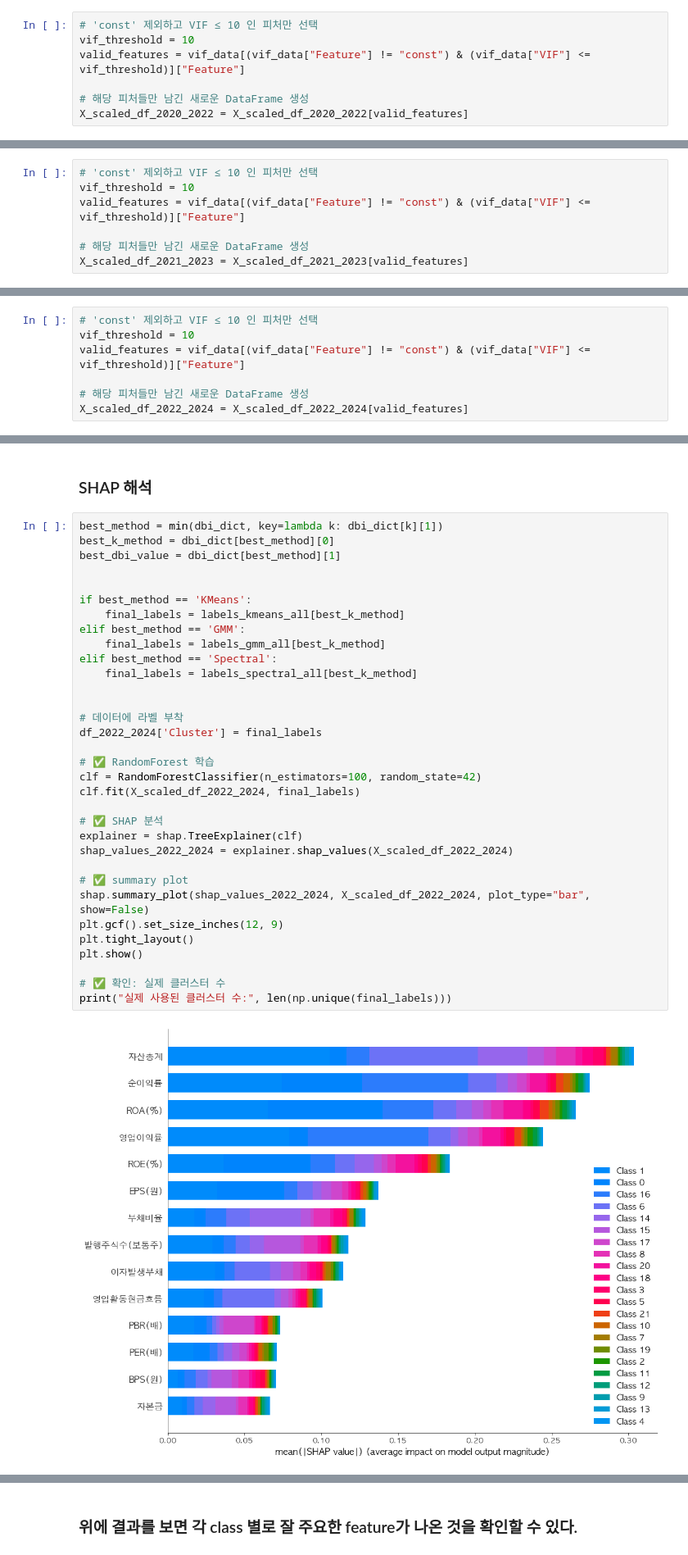
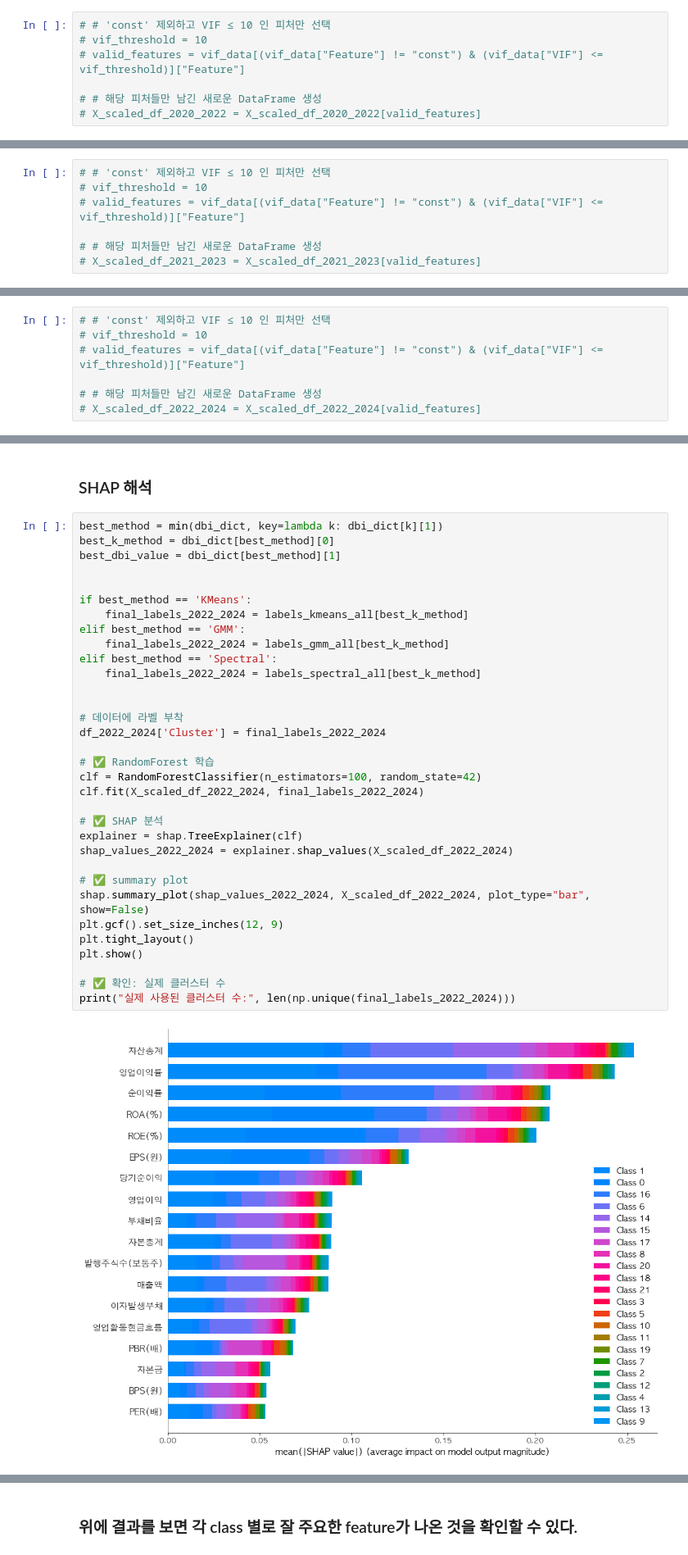
Before and after one commit to susungpark/SW-Capstone-Design, a Jupyter notebook: code/clustering_portfolio.ipynb, the cells around one changed output, grey strips where cells are left out. Shown at 82% size. Cells and saved outputs as stored; diff of their text form.

```diff
--- a/code/clustering_portfolio.ipynb
+++ b/code/clustering_portfolio.ipynb
@@ -137,10 +119,10 @@ vif_data.sort_values("VIF", ascending=False)
 # %%
-# 'const' 제외하고 VIF ≤ 10 인 피처만 선택
-vif_threshold = 10
-valid_features = vif_data[(vif_data["Feature"] != "const") & (vif_data["VIF"] <= vif_threshold)]["Feature"]
+# # 'const' 제외하고 VIF ≤ 10 인 피처만 선택
+# vif_threshold = 10
+# valid_features = vif_data[(vif_data["Feature"] != "const") & (vif_data["VIF"] <= vif_threshold)]["Feature"]
 
-# 해당 피처들만 남긴 새로운 DataFrame 생성
-X_scaled_df_2020_2022 = X_scaled_df_2020_2022[valid_features]
+# # 해당 피처들만 남긴 새로운 DataFrame 생성
+# X_scaled_df_2020_2022 = X_scaled_df_2020_2022[valid_features]
 # %%
 # 결과 저장
 k_range = range(3, 31)
@@ -468,10 +433,10 @@ vif_data.sort_values("VIF", ascending=False)
 # %%
-# 'const' 제외하고 VIF ≤ 10 인 피처만 선택
-vif_threshold = 10
-valid_features = vif_data[(vif_data["Feature"] != "const") & (vif_data["VIF"] <= vif_threshold)]["Feature"]
+# # 'const' 제외하고 VIF ≤ 10 인 피처만 선택
+# vif_threshold = 10
+# valid_features = vif_data[(vif_data["Feature"] != "const") & (vif_data["VIF"] <= vif_threshold)]["Feature"]
 
-# 해당 피처들만 남긴 새로운 DataFrame 생성
-X_scaled_df_2021_2023 = X_scaled_df_2021_2023[valid_features]
+# # 해당 피처들만 남긴 새로운 DataFrame 생성
+# X_scaled_df_2021_2023 = X_scaled_df_2021_2023[valid_features]
 # %% [markdown]
 ### 최적의 K 찾기 (2021-2023) - 자동화
 # %%
@@ -800,10 +748,10 @@ vif_data.sort_values("VIF", ascending=False)
 # %%
-# 'const' 제외하고 VIF ≤ 10 인 피처만 선택
-vif_threshold = 10
-valid_features = vif_data[(vif_data["Feature"] != "const") & (vif_data["VIF"] <= vif_threshold)]["Feature"]
+# # 'const' 제외하고 VIF ≤ 10 인 피처만 선택
+# vif_threshold = 10
+# valid_features = vif_data[(vif_data["Feature"] != "const") & (vif_data["VIF"] <= vif_threshold)]["Feature"]
 
-# 해당 피처들만 남긴 새로운 DataFrame 생성
-X_scaled_df_2022_2024 = X_scaled_df_2022_2024[valid_features]
+# # 해당 피처들만 남긴 새로운 DataFrame 생성
+# X_scaled_df_2022_2024 = X_scaled_df_2022_2024[valid_features]
 # %% [markdown]
 ### 최적의 K 찾기 (2022-2024) - 자동화
 # %%
@@ -921,38 +869,38 @@ Best K for Spectral Clustering (lowest DBI): 12 -> DBI = 1.3708
 # %%
 best_method = min(dbi_dict, key=lambda k: dbi_dict[k][1])
 best_k_method = dbi_dict[best_method][0]
 best_dbi_value = dbi_dict[best_method][1]
 
 
 if best_method == 'KMeans':
-    final_labels = labels_kmeans_all[best_k_method]
+    final_labels_2022_2024 = labels_kmeans_all[best_k_method]
 elif best_method == 'GMM':
-    final_labels = labels_gmm_all[best_k_method]
+    final_labels_2022_2024 = labels_gmm_all[best_k_method]
 elif best_method == 'Spectral':
-    final_labels = labels_spectral_all[best_k_method]
+    final_labels_2022_2024 = labels_spectral_all[best_k_method]
 
 
 # 데이터에 라벨 부착
-df_2022_2024['Cluster'] = final_labels
+df_2022_2024['Cluster'] = final_labels_2022_2024
 
 # ✅ RandomForest 학습
 clf = RandomForestClassifier(n_estimators=100, random_state=42)
-clf.fit(X_scaled_df_2022_2024, final_labels)
+clf.fit(X_scaled_df_2022_2024, final_labels_2022_2024)
 
 # ✅ SHAP 분석
 explainer = shap.TreeExplainer(clf)
 shap_values_2022_2024 = explainer.shap_values(X_scaled_df_2022_2024)
 
 # ✅ summary plot
 shap.summary_plot(shap_values_2022_2024, X_scaled_df_2022_2024, plot_type="bar", show=False)
 plt.gcf().set_size_inches(12, 9)
 plt.tight_layout()
 plt.show()
 
 # ✅ 확인: 실제 클러스터 수
-print("실제 사용된 클러스터 수:", len(np.unique(final_labels)))
+print("실제 사용된 클러스터 수:", len(np.unique(final_labels_2022_2024)))
 # %% [output]
-[figure, old version]
+[figure, new version]
 실제 사용된 클러스터 수: 22
 # %%
 # 클러스터별 SHAP 값의 평균 구하기
```
Also changed, not shown: parts of 35 cells of this notebook.
